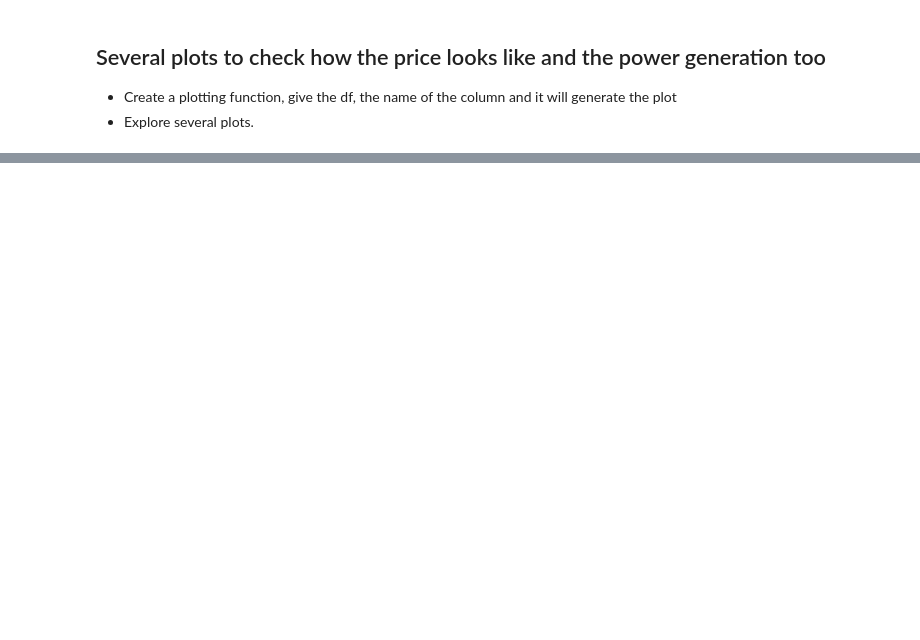
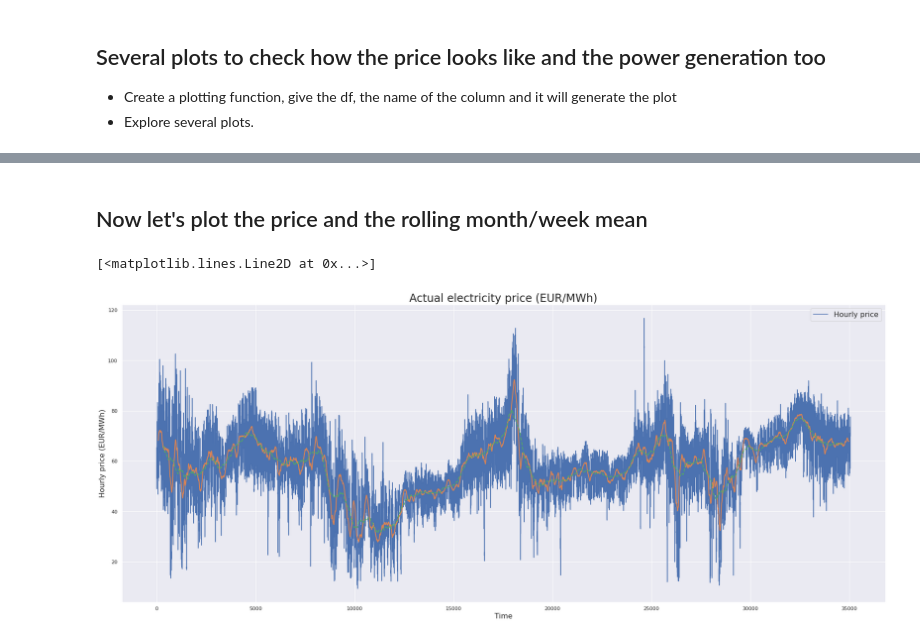
Before and after one commit to DrAlexSanz/Electricity-prices, a Jupyter notebook: Time_series_stationality.ipynb, the cells around one changed output, grey strips where cells are left out. Drawn from its saved outputs; the diff is of its cells as text; code cells hidden in the pictures; blank space fills up the shorter version.

```diff
--- a/Time_series_stationality.ipynb
+++ b/Time_series_stationality.ipynb
@@ -45,0 +64,13 @@ def plot_column(df, column_name,
+# %% [markdown]
+## Now let's plot the price and the rolling month/week mean
+# %%
+rolling_week = data["price actual"].rolling(24 * 7, center = True).mean()
+rolling_month = data["price actual"].rolling(24 * 30, center = True).mean()
+
+ax = plot_column(df = data, column_name = "price actual", label = "Hourly price", ylabel = "Hourly price (EUR/MWh)",
+                 title = "Actual electricity price (EUR/MWh)")
+ax.plot(rolling_week, linestyle = "-", linewidth = 2, label = "Price: 1 week rolling mean")
+ax.plot(rolling_month, linestyle = "--", linewidth = 2, label = "Price: 30 days rolling mean")
+# %% [output]
+[<matplotlib.lines.Line2D at 0x...>]
+[figure, added]
```
Also changed, not shown: parts of 7 cells of this notebook.
